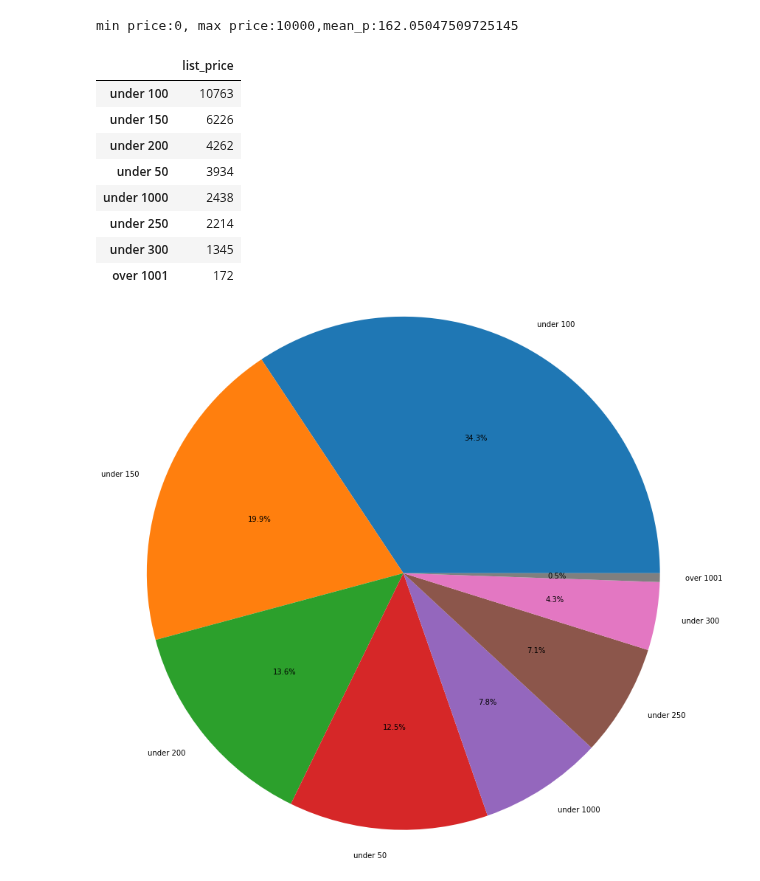
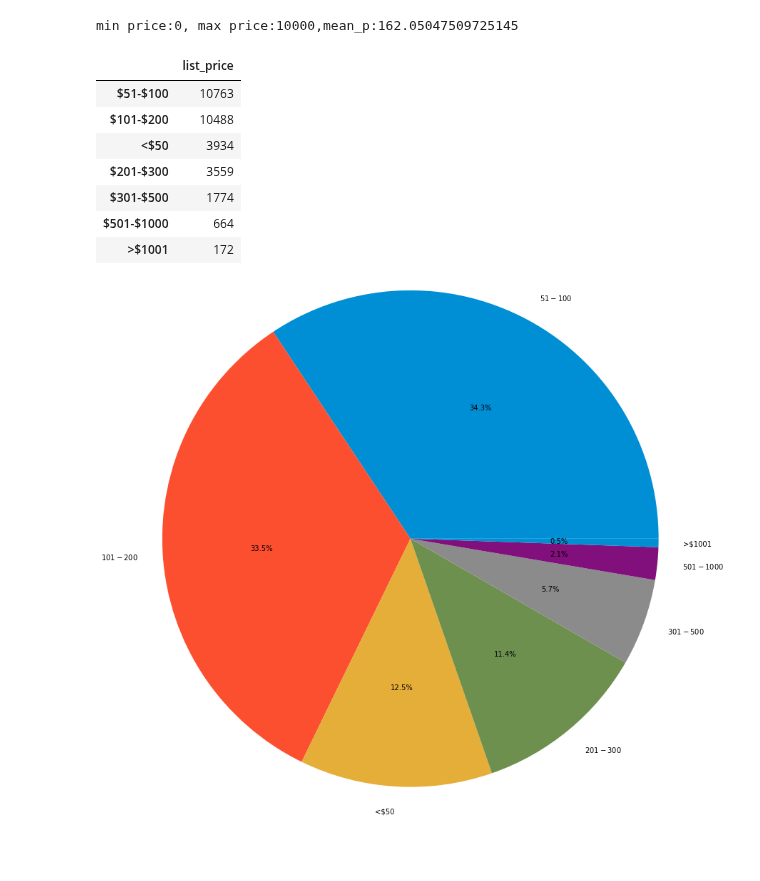
Before and after one commit to hayden4davey/Project1-Group2, a Jupyter notebook: shao data exploring.ipynb, the cells around one changed output. Drawn from its saved outputs; the diff is of its cells as text; code cells hidden in the pictures; blank space fills up the shorter version.

```diff
--- a/shao data exploring.ipynb
+++ b/shao data exploring.ipynb
@@ -3,13 +3,16 @@ import pandas as pd
 import numpy as np
 import matplotlib.pyplot as plt
 %matplotlib inline
-# import seaborn as sns
-# sns.set(style="ticks")
+import seaborn as sns
+# Python Geospatial Data Library
+import geopandas as gpd
+plt.style.use('fivethirtyeight')
 
-data =pd.read_csv("Resources/CleanAirbnbData.csv")
-datadf = pd.DataFrame(data)
+
+file =pd.read_csv("Resources/CleanAirbnbData.csv")
+data = pd.DataFrame(file)
 # read data
-datadf.head()
+data.head()
 # %% [output]
 |  | ID | Name | Host ID | Host Name | Neighbourhood Group | Neighbourhood | Latitude | Longitude | ... |
 | 0 | 2539 | Clean & quiet apt home by the park | 2787 | John | Brooklyn | Kensington | 40.64749 | -73.97237 | ... |
@@ -86,12 +89,13 @@ min          1.000000
 max        327.000000
 Name: Host ID, dtype: float64
 # %%
-list_bins = [0,1,5, 10, 20,30,50,100,200,max(datadf['Calculated Host Listings Count'])]
-list_group_names =['1_list','under 5_list','under 10_list','under 20_list','under 30_list','under 50_list','under 100_list','under 200_list','more than 201units']
-datadf["Mutiple Listing"] = pd.cut(datadf["Calculated Host Listings Count"], list_bins, labels=list_group_names)
-list_Demographics = pd.DataFrame(datadf["Mutiple Listing"].value_counts())
-# total_list = len(datadf["ID"])
-# list_Demographics["Percentage of listing"]= round(list_Demographics["Mutiple Listing"]/ total_list *100,2)
-# list_Demographics["Percentage of listing"]= list_Demographics["Percentage of listing"].map("{:.2f}%".format)
+list_bins = [0,1,5, 10, 20,30,50,100,200,max(data['Calculated Host Listings Count'])]
+list_group_names =['1_list','5 and under','10 and under','20 and under','30 and under','50 and under','100 and under','200 and under','201 and more']
+data["List Categories"] = pd.cut(data["Calculated Host Listings Count"], list_bins, labels=list_group_names)
+list_Demographics = pd.DataFrame(data["List Categories"].value_counts())
+list_Demographics.reset_index()
+total_list = len(data["ID"])
+list_Demographics["Percentage of listing"]= round(list_Demographics["List Categories"]/ total_list *100,2)
+# list_Demographics.rank(axis=0, numeric_only=False)
 list_Demographics
 # %% [output]
@@ -128,26 +132,26 @@ print(f'min price:{min_p}, max price:{max_p},mean_p:{mean_p}')
 # %% [output]
 min price:0, max price:10000,mean_p:162.05047509725145
 # %%
-price_bins = [0,50,100, 150, 200,250,300,1000, max(datadf['Price'])]
-price_group_names =['under 50','under 100','under 150','under 200','under 250','under 300','under 1000','over 1001']
-datadf["Price categories"] = pd.cut(datadf["Price"], price_bins, labels=price_group_names)
-datadf["list_price"] = pd.cut(datadf["Price"], price_bins, labels=price_group_names)
-price_Demographics = pd.DataFrame(datadf["list_price"].value_counts())
+price_bins = [0,50,100,200,300,500,1000, max(data['Price'])]
+price_group_names =['<$50','$51-$100','$101-$200','$201-$300','$301-$500','$501-$1000','>$1001']
+data["Price categories"] = pd.cut(data["Price"], price_bins, labels=price_group_names)
+data["list_price"] = pd.cut(data["Price"], price_bins, labels=price_group_names)
+price_Demographics = pd.DataFrame(data["list_price"].value_counts())
 # price_Demographics["list_price"]= round(price_Demographics["list_price"]/ total_list *100,2)
 # list_Demographics["Percentage of listing"]= list_Demographics["Percentage of listing"].map("{:.2f}%".format)
+price_Demographics.rank(axis=0, numeric_only=False)
 price_Demographics
 # %% [output]
 |  | list_price |
-| under 100 | 10763 |
-| under 150 | 6226 |
-| under 200 | 4262 |
-| under 50 | 3934 |
-| under 1000 | 2438 |
-| under 250 | 2214 |
-| under 300 | 1345 |
-| over 1001 | 172 |
+| $51-$100 | 10763 |
+| $101-$200 | 10488 |
+| <$50 | 3934 |
+| $201-$300 | 3559 |
+| $301-$500 | 1774 |
+| $501-$1000 | 664 |
+| >$1001 | 172 |
 # %%
 plt.pie(price_Demographics['list_price'],labels=price_Demographics.index,autopct="%1.1f%%",radius=4)
 plt.show()
 # %% [output]
-[figure, old version]
+[figure, new version]
```
Also changed, not shown: parts of 18 cells of this notebook.
